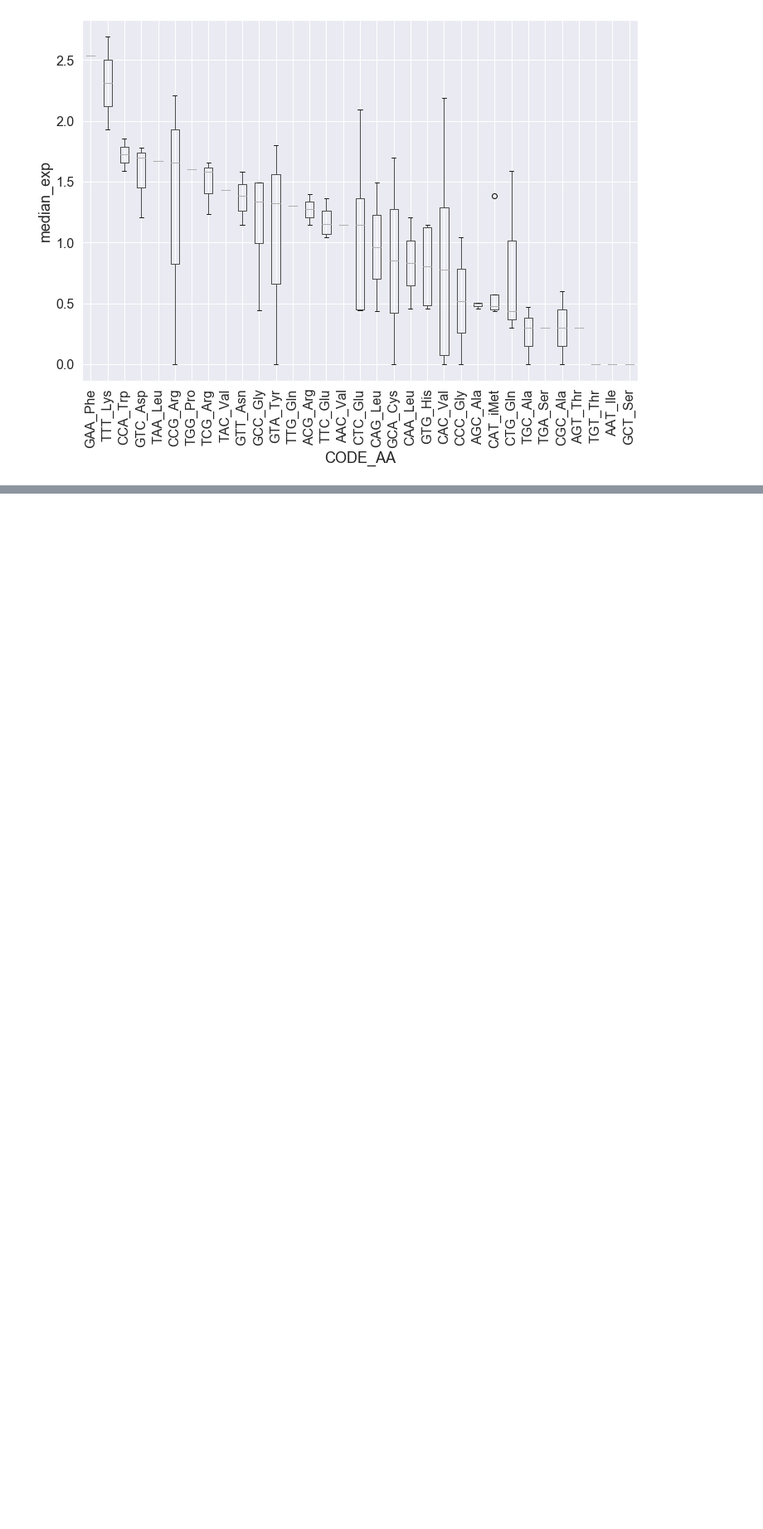
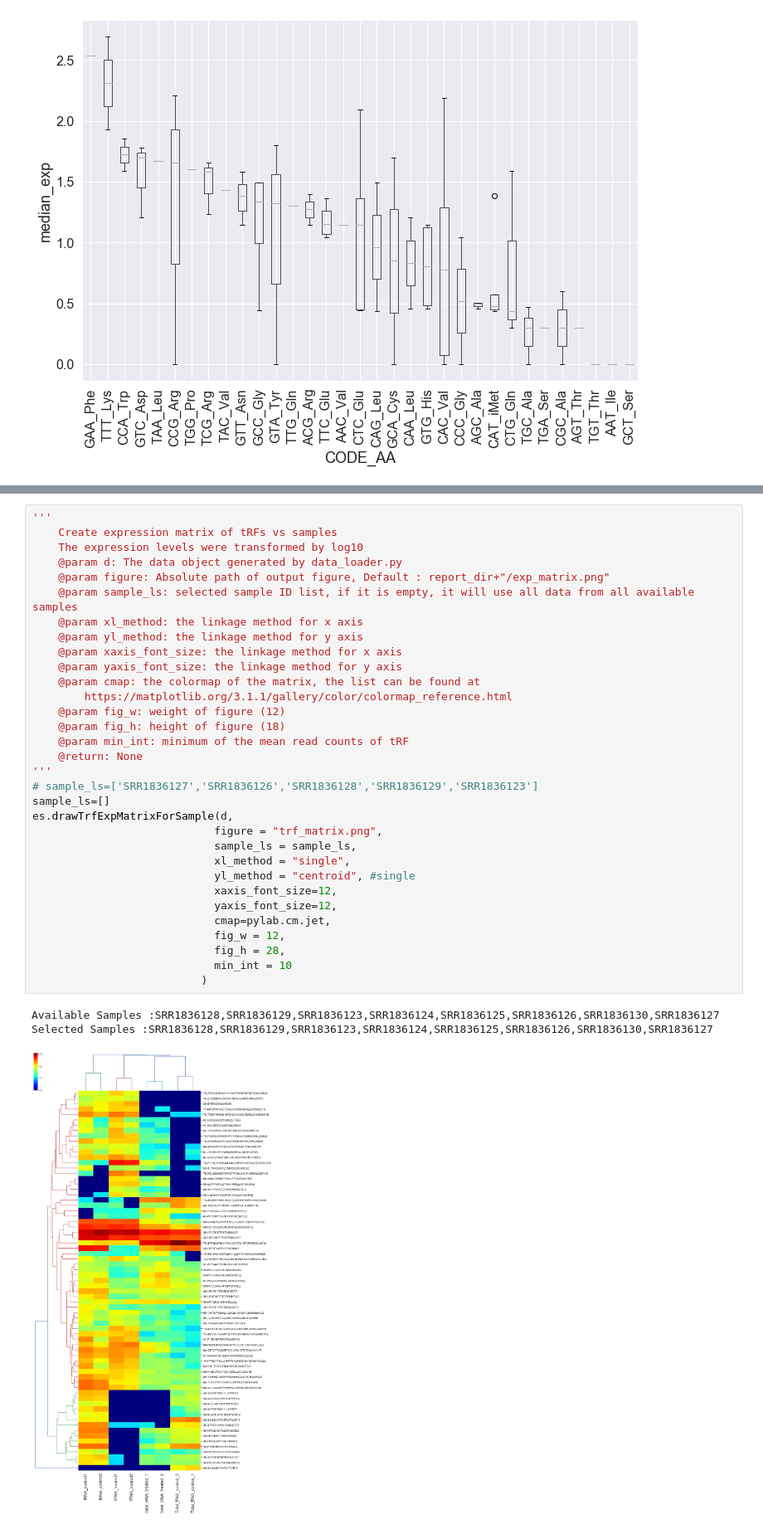
Before and after one commit to hqyone/tRNAExplorer, a Jupyter notebook: visualization/Report_creater.ipynb, the cells around one changed output, grey strips where cells are left out. Shown at 83% size. Saved outputs shown, nothing was run; the diff lists cells and outputs as text; blank space fills up the shorter version.

Commit message:
Add trf expression matrix function

```diff
--- a/visualization/Report_creater.ipynb
+++ b/visualization/Report_creater.ipynb
@@ -157,3 +166,39 @@ es.drawExpMatrixForFamily(d,
 Available Samples :SRR1836128,SRR1836129,SRR1836123,SRR1836124,SRR1836125,SRR1836126,SRR1836130,SRR1836127
 Selected Samples :SRR1836128,SRR1836129,SRR1836123,SRR1836124,SRR1836125,SRR1836126,SRR1836130,SRR1836127
 [figure]
+# %%
+'''
+    Create expression matrix of tRFs vs samples
+    The expression levels were transformed by log10
+    @param d: The data object generated by data_loader.py
+    @param figure: Absolute path of output figure, Default : report_dir+"/exp_matrix.png"
+    @param sample_ls: selected sample ID list, if it is empty, it will use all data from all available samples
+    @param xl_method: the linkage method for x axis
+    @param yl_method: the linkage method for y axis
+    @param xaxis_font_size: the linkage method for x axis
+    @param yaxis_font_size: the linkage method for y axis
+    @param cmap: the colormap of the matrix, the list can be found at
+        https://matplotlib.org/3.1.1/gallery/color/colormap_reference.html
+    @param fig_w: weight of figure (12)
+    @param fig_h: height of figure (18)
+    @param min_int: minimum of the mean read counts of tRF
+    @return: None
+'''
+# sample_ls=['SRR1836127','SRR1836126','SRR1836128','SRR1836129','SRR1836123']
+sample_ls=[]
+es.drawTrfExpMatrixForSample(d,
+                            figure = "trf_matrix.png",
+                            sample_ls = sample_ls,
+                            xl_method = "single",
+                            yl_method = "centroid", #single
+                            xaxis_font_size=12,
+                            yaxis_font_size=12,
+                            cmap=pylab.cm.jet,
+                            fig_w = 12,
+                            fig_h = 28,
+                            min_int = 10
+                          )
+# %% [output]
+Available Samples :SRR1836128,SRR1836129,SRR1836123,SRR1836124,SRR1836125,SRR1836126,SRR1836130,SRR1836127
+Selected Samples :SRR1836128,SRR1836129,SRR1836123,SRR1836124,SRR1836125,SRR1836126,SRR1836130,SRR1836127
+[figure, added]
```
Also changed, not shown: parts of 3 cells of this notebook, 3 other files.
